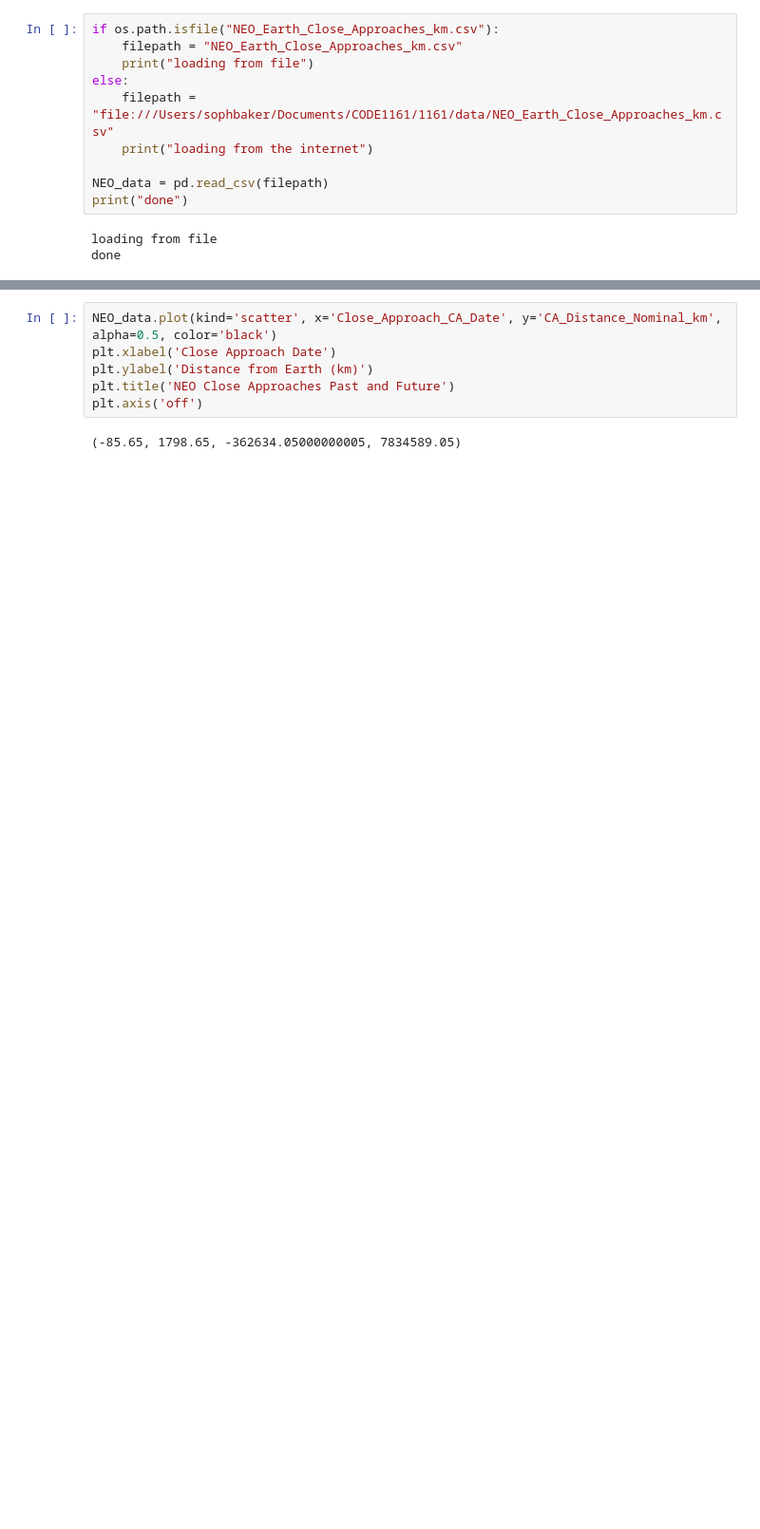
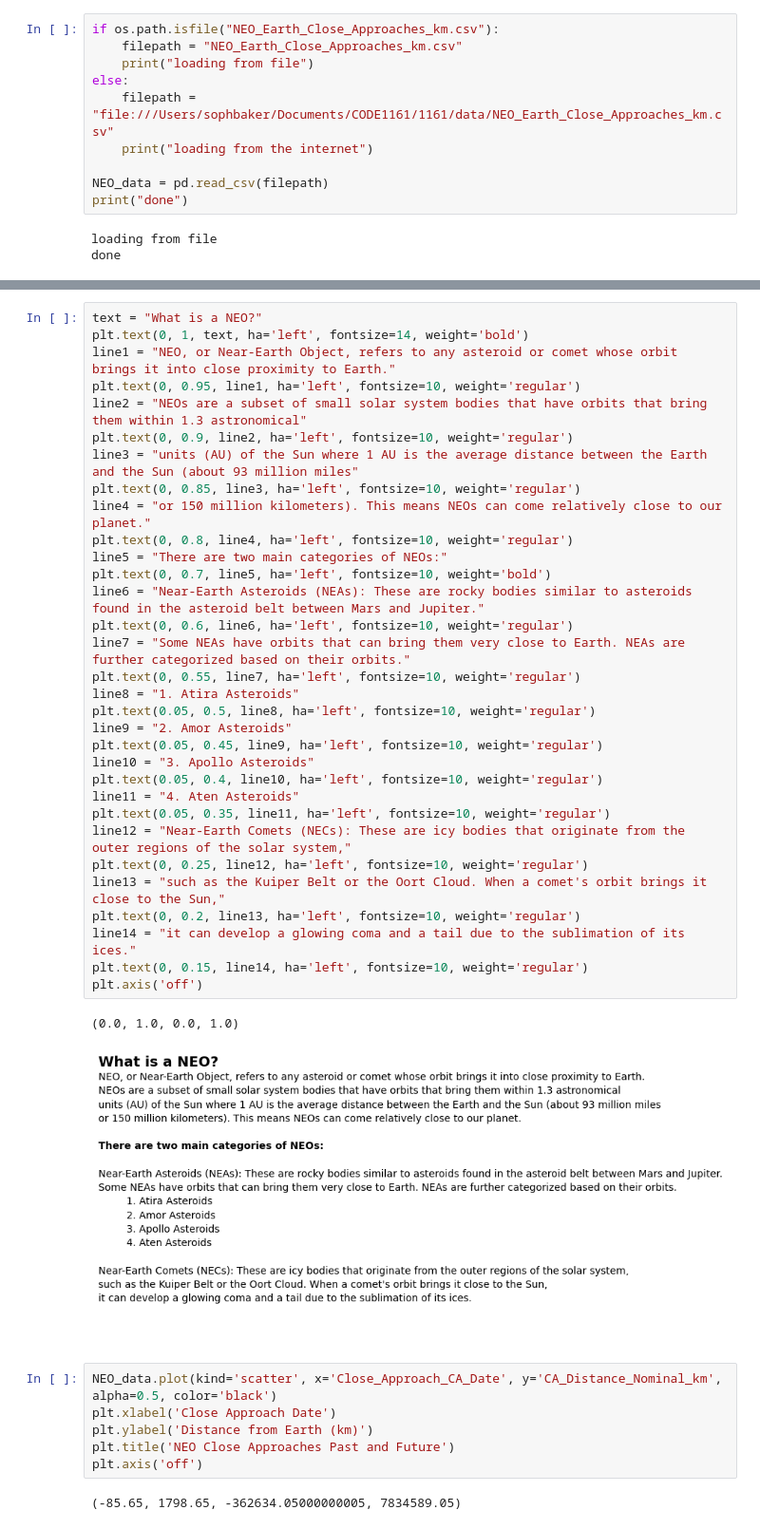
Before and after one commit to Soph-Baker/Data, a Jupyter notebook: NEO_Earth_Close_Approaches.ipynb, the cells around one changed output, grey strips where cells are left out. Shown at 95% size. Drawn from its saved outputs; the diff is of its cells as text; blank space fills up the shorter version.

```diff
--- a/NEO_Earth_Close_Approaches.ipynb
+++ b/NEO_Earth_Close_Approaches.ipynb
@@ -72,3 +79,38 @@ plt.axis('off')
+# %%
+text = "What is a NEO?"
+plt.text(0, 1, text, ha='left', fontsize=14, weight='bold')
+line1 = "NEO, or Near-Earth Object, refers to any asteroid or comet whose orbit brings it into close proximity to Earth."
+plt.text(0, 0.95, line1, ha='left', fontsize=10, weight='regular')
+line2 = "NEOs are a subset of small solar system bodies that have orbits that bring them within 1.3 astronomical"
+plt.text(0, 0.9, line2, ha='left', fontsize=10, weight='regular')
+line3 = "units (AU) of the Sun where 1 AU is the average distance between the Earth and the Sun (about 93 million miles"
+plt.text(0, 0.85, line3, ha='left', fontsize=10, weight='regular')
+line4 = "or 150 million kilometers). This means NEOs can come relatively close to our planet."
+plt.text(0, 0.8, line4, ha='left', fontsize=10, weight='regular')
+line5 = "There are two main categories of NEOs:"
+plt.text(0, 0.7, line5, ha='left', fontsize=10, weight='bold')
+line6 = "Near-Earth Asteroids (NEAs): These are rocky bodies similar to asteroids found in the asteroid belt between Mars and Jupiter."
+plt.text(0, 0.6, line6, ha='left', fontsize=10, weight='regular')
+line7 = "Some NEAs have orbits that can bring them very close to Earth. NEAs are further categorized based on their orbits."
+plt.text(0, 0.55, line7, ha='left', fontsize=10, weight='regular')
+line8 = "1. Atira Asteroids"
+plt.text(0.05, 0.5, line8, ha='left', fontsize=10, weight='regular')
+line9 = "2. Amor Asteroids"
+plt.text(0.05, 0.45, line9, ha='left', fontsize=10, weight='regular')
+line10 = "3. Apollo Asteroids"
+plt.text(0.05, 0.4, line10, ha='left', fontsize=10, weight='regular')
+line11 = "4. Aten Asteroids"
+plt.text(0.05, 0.35, line11, ha='left', fontsize=10, weight='regular')
+line12 = "Near-Earth Comets (NECs): These are icy bodies that originate from the outer regions of the solar system,"
+plt.text(0, 0.25, line12, ha='left', fontsize=10, weight='regular')
+line13 = "such as the Kuiper Belt or the Oort Cloud. When a comet's orbit brings it close to the Sun,"
+plt.text(0, 0.2, line13, ha='left', fontsize=10, weight='regular')
+line14 = "it can develop a glowing coma and a tail due to the sublimation of its ices."
+plt.text(0, 0.15, line14, ha='left', fontsize=10, weight='regular')
+plt.axis('off')
+# %% [output]
+(0.0, 1.0, 0.0, 1.0)
+[figure, added]
 # %%
 NEO_data.plot(kind='scatter', x='Close_Approach_CA_Date', y='CA_Distance_Nominal_km', alpha=0.5, color='black')
 plt.xlabel('Close Approach Date')
```
Also changed, not shown: parts of 15 cells of this notebook.
